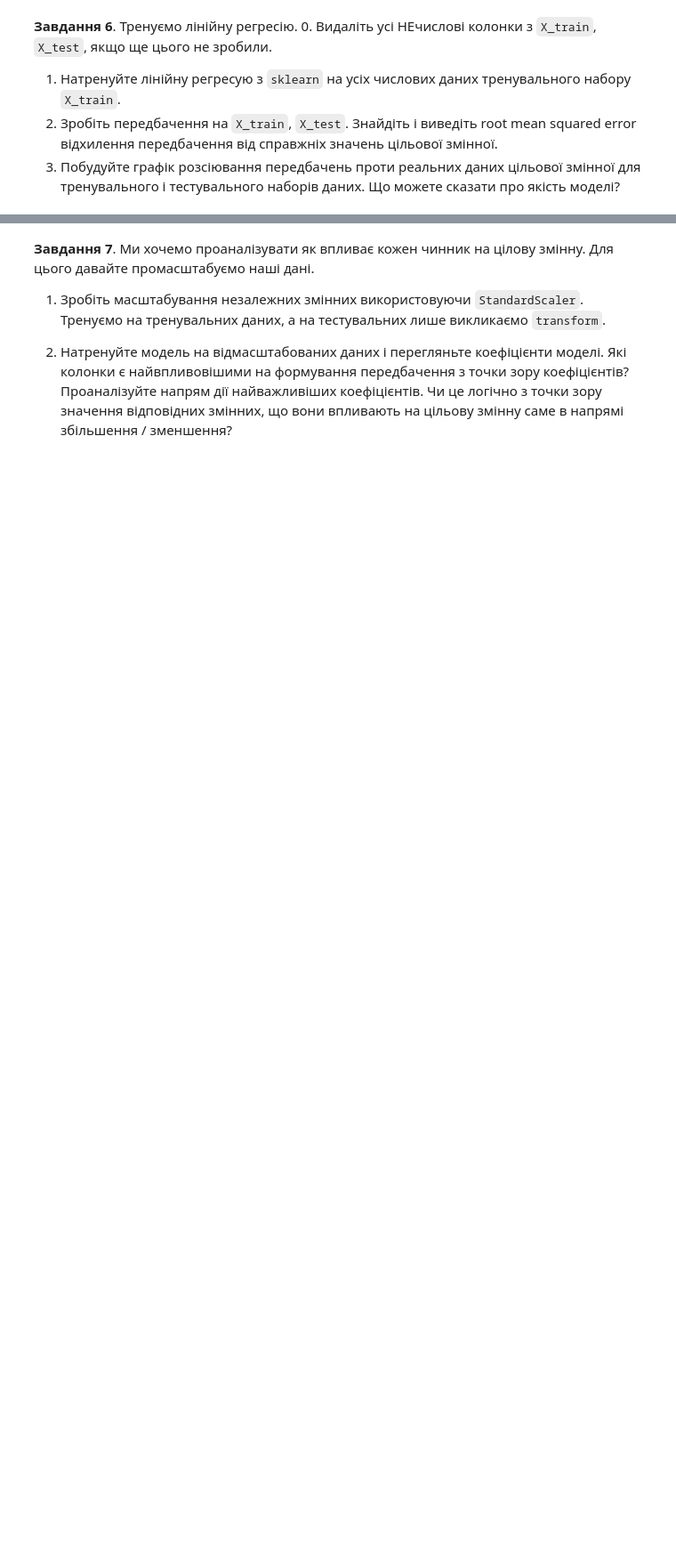
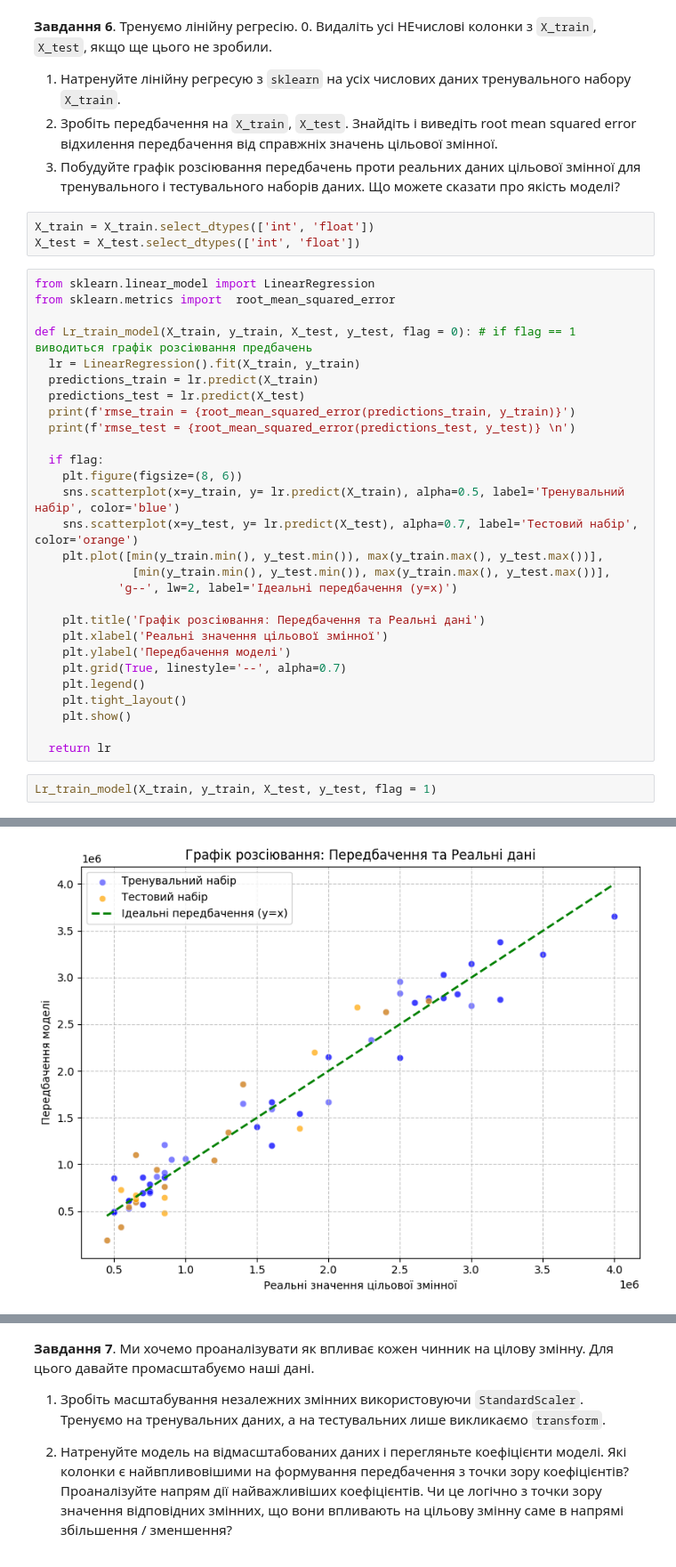
Before and after one commit to Alenushka2013/ML_for_people_tasks, a Jupyter notebook: HW_2_1_Linear_regression_on_multiple_variables.ipynb, the cells around one changed output, grey strips where cells are left out. Shown at 89% size. Drawn from its saved outputs; the diff is of its cells as text; blank space fills up the shorter version.

```diff
--- a/HW_2_1_Linear_regression_on_multiple_variables.ipynb
+++ b/HW_2_1_Linear_regression_on_multiple_variables.ipynb
@@ -122,3 +489,37 @@ display(X_train.head()), display(X_test.head())
 1. Натренуйте лінійну регресую з `sklearn` на усіх числових даних тренувального набору `X_train`.
 2. Зробіть передбачення на  `X_train`, `X_test`. Знайдіть і виведіть root mean squared error відхилення передбачення від справжніх значень цільової змінної.
 3. Побудуйте графік розсіювання передбачень проти реальних даних цільової змінної для тренувального і тестувального наборів даних. Що можете сказати про якість моделі?
+# %%
+X_train = X_train.select_dtypes(['int', 'float'])
+X_test = X_test.select_dtypes(['int', 'float'])
+# %%
+from sklearn.linear_model import LinearRegression
+from sklearn.metrics import  root_mean_squared_error
+
+def Lr_train_model(X_train, y_train, X_test, y_test, flag = 0): # if flag == 1 виводиться графік розсіювання предбачень
+  lr = LinearRegression().fit(X_train, y_train)
+  predictions_train = lr.predict(X_train)
+  predictions_test = lr.predict(X_test)
+  print(f'rmse_train = {root_mean_squared_error(predictions_train, y_train)}')
+  print(f'rmse_test = {root_mean_squared_error(predictions_test, y_test)} \n')
+
+  if flag:
+    plt.figure(figsize=(8, 6))
+    sns.scatterplot(x=y_train, y= lr.predict(X_train), alpha=0.5, label='Тренувальний набір', color='blue')
+    sns.scatterplot(x=y_test, y= lr.predict(X_test), alpha=0.7, label='Тестовий набір', color='orange')
+    plt.plot([min(y_train.min(), y_test.min()), max(y_train.max(), y_test.max())],
+              [min(y_train.min(), y_test.min()), max(y_train.max(), y_test.max())],
+            'g--', lw=2, label='Ідеальні передбачення (y=x)')
+
+    plt.title('Графік розсіювання: Передбачення та Реальні дані')
+    plt.xlabel('Реальні значення цільової змінної')
+    plt.ylabel('Передбачення моделі')
+    plt.grid(True, linestyle='--', alpha=0.7)
+    plt.legend()
+    plt.tight_layout()
+    plt.show()
+
+  return lr
+# %%
+Lr_train_model(X_train, y_train, X_test, y_test, flag = 1)
+# %% [output]
@@ -124,0 +528 @@ display(X_train.head()), display(X_test.head())
+[figure, added]
```
Also changed, not shown: parts of 43 cells of this notebook.
